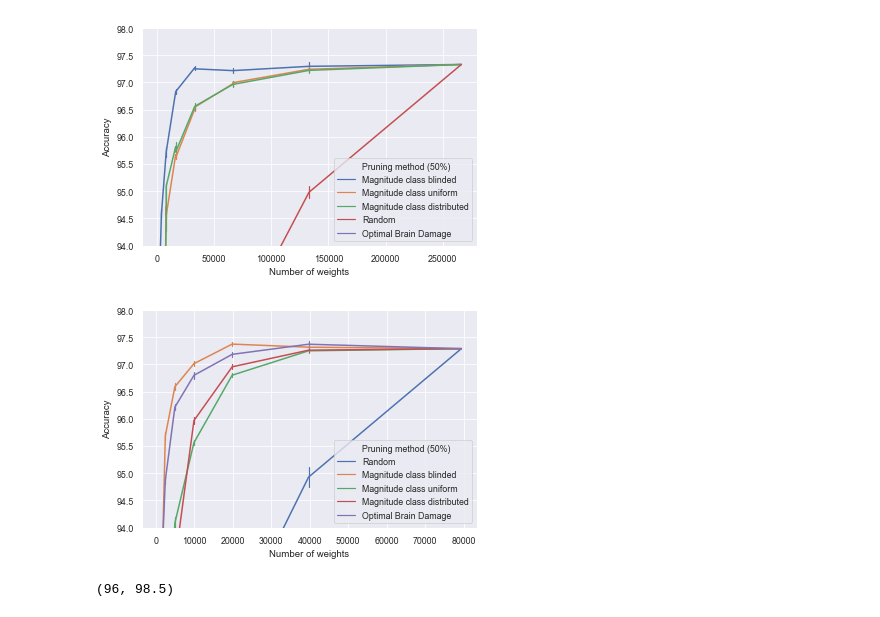
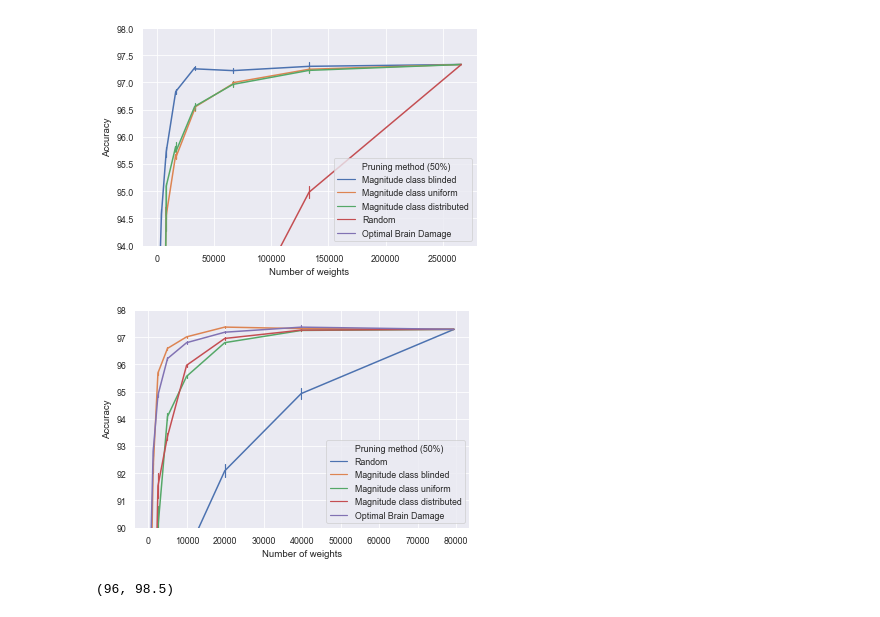
Before and after one commit to pauleon2/pruning-nn, a Jupyter notebook: evaluation.ipynb, the cells around one changed output. Saved outputs shown, nothing was run; the diff lists cells and outputs as text; code cells hidden in the pictures.

```diff
--- a/evaluation.ipynb
+++ b/evaluation.ipynb
@@ -432,33 +463,33 @@ plt.legend().texts[0].set_text('Pruning method (50%)')
 # %%
 s = pd.read_pickle('./results/experiment2.pkl')
 original = s.loc[s['pruning_method'] == 'original']
 s = s.loc[s['pruning_perc'] == 50]
 s = s.loc[s['variable'] == False]
 
 original['pruning_method'] = 'random_pruning'
 s = s.append(original, ignore_index=True)
 original['pruning_method'] = 'magnitude_class_blinded'
 s = s.append(original, ignore_index=True)
 original['pruning_method'] = 'magnitude_class_distributed'
 s = s.append(original, ignore_index=True)
 original['pruning_method'] = 'magnitude_class_uniform'
 s = s.append(original, ignore_index=True)
 original['pruning_method'] = 'optimal_brain_damage'
 s = s.append(original, ignore_index=True)
 
 s.loc[s['pruning_method'] == 'random_pruning', ['pruning_method']] = 'Random'
 s.loc[s['pruning_method'] == 'magnitude_class_blinded', ['pruning_method']] = 'Magnitude class blinded'
 s.loc[s['pruning_method'] == 'magnitude_class_uniform', ['pruning_method']] = 'Magnitude class uniform'
 s.loc[s['pruning_method'] == 'magnitude_class_distributed', ['pruning_method']] = 'Magnitude class distributed'
 s.loc[s['pruning_method'] == 'optimal_brain_damage', ['pruning_method']] = 'Optimal Brain Damage'
 
 sns.lineplot(x='number_of_weights', y='accuracy', hue='pruning_method', err_style='bars', data=s, markers=True, ci='sd', legend='full', linewidth=1.5)
-plt.ylim(94, 98)
+plt.ylim(90, 98)
 plt.ylabel('Accuracy')
 plt.xlabel('Number of weights')
 plt.legend().texts[0].set_text('Pruning method (50%)')
 # %% [output]
-[figure, old version]
+[figure, new version]
 # %%
 s = pd.read_pickle('./results/experiment3.pkl')
 
```
Also changed, not shown: parts of 7 cells of this notebook, 3 other files.
